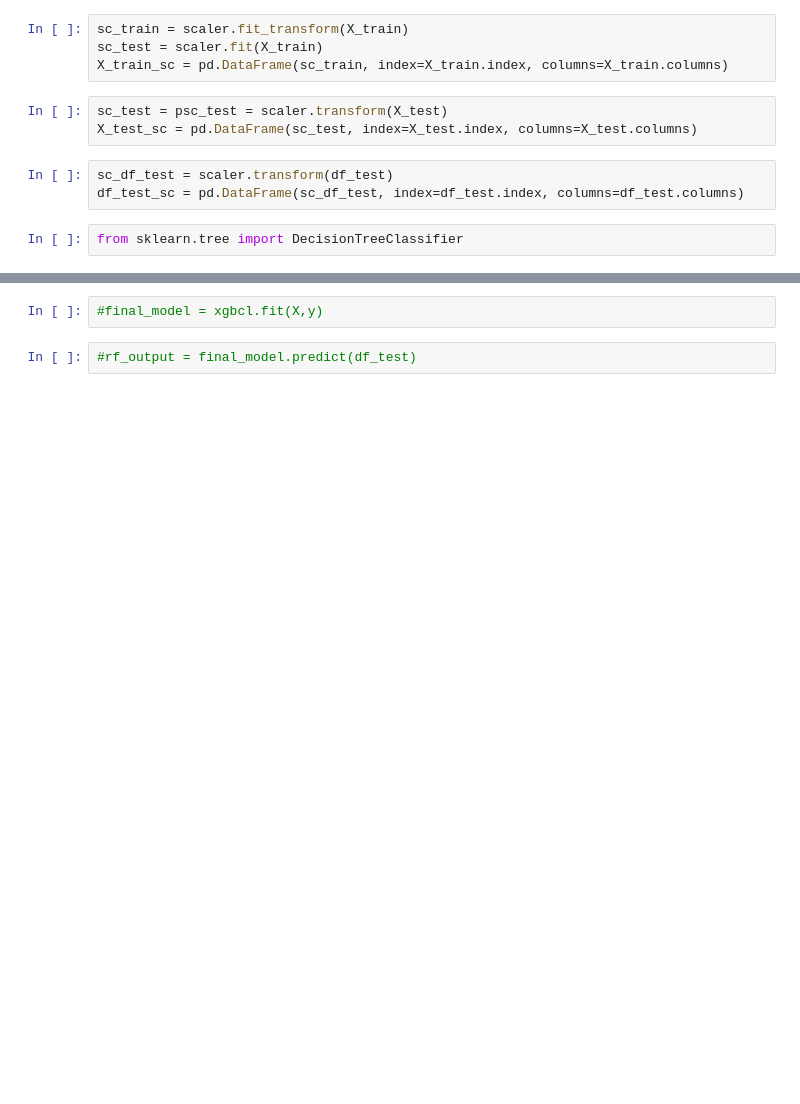
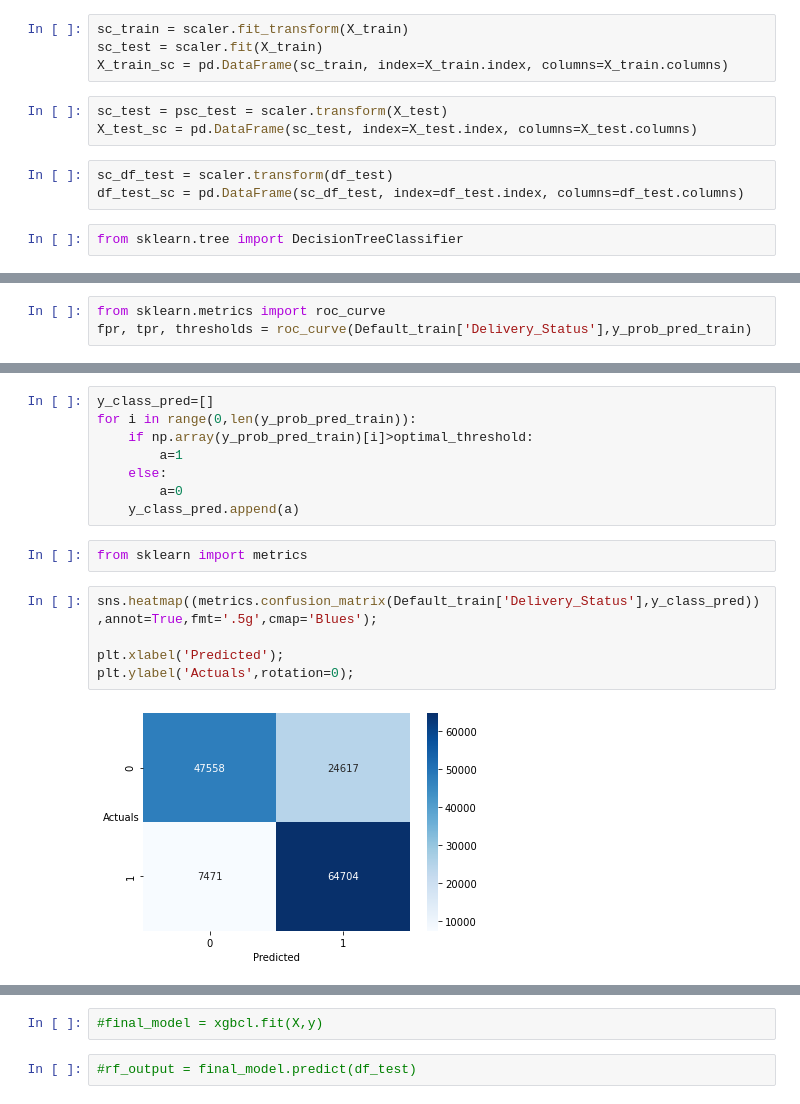
Before and after one commit to psiva2019/Hackathon, a Jupyter notebook: Algoritmo/Algoritmo.ipynb, the cells around one changed output, grey strips where cells are left out. Saved outputs shown, nothing was run; the diff lists cells and outputs as text; blank space fills up the shorter version.

```diff
--- a/Algoritmo/Algoritmo.ipynb
+++ b/Algoritmo/Algoritmo.ipynb
@@ -1219,0 +1308,3 @@ y_pred [y_pred <= thresh] = 0
+# %%
+from sklearn.metrics import roc_curve
+fpr, tpr, thresholds = roc_curve(Default_train['Delivery_Status'],y_prob_pred_train)
@@ -1219,0 +1317,17 @@ y_pred [y_pred <= thresh] = 0
+# %%
+y_class_pred=[]
+for i in range(0,len(y_prob_pred_train)):
+    if np.array(y_prob_pred_train)[i]>optimal_threshold:
+        a=1
+    else:
+        a=0
+    y_class_pred.append(a)
+# %%
+from sklearn import metrics
+# %%
+sns.heatmap((metrics.confusion_matrix(Default_train['Delivery_Status'],y_class_pred)),annot=True,fmt='.5g',cmap='Blues');
+
+plt.xlabel('Predicted');
+plt.ylabel('Actuals',rotation=0);
+# %% [output]
+[figure, added]
```
Also changed, not shown: parts of 84 cells of this notebook, 4 other files.
